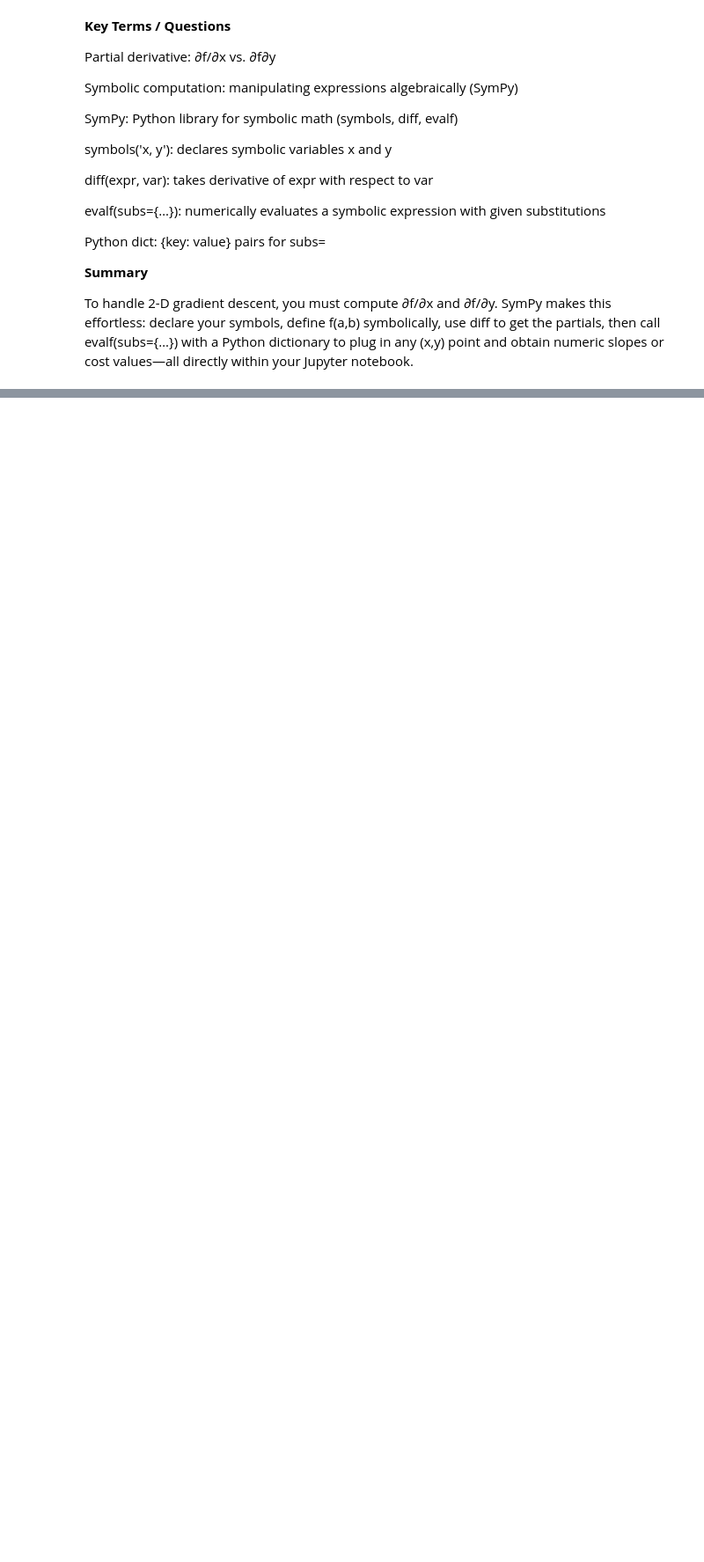
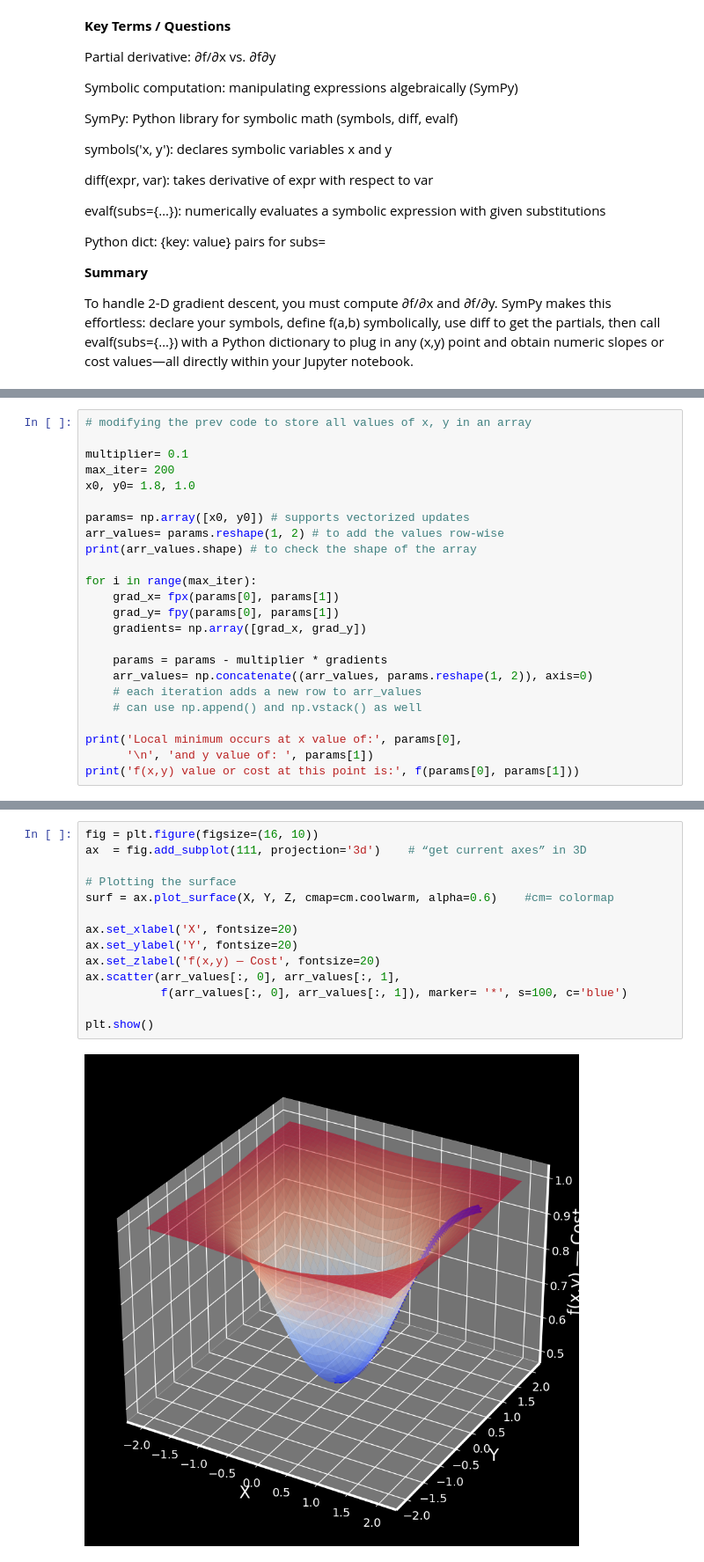
Before and after one commit to Cap-Rehan/ML-DS-journey, a Jupyter notebook: Section-4/Gradient_Descent.ipynb, the cells around one changed output, grey strips where cells are left out. Shown at 88% size. Cells and saved outputs as stored; diff of their text form; blank space fills up the shorter version.

Commit message:
Gradient Descent first part complete

```diff
--- a/Section-4/Gradient_Descent.ipynb
+++ b/Section-4/Gradient_Descent.ipynb
@@ -648,0 +793,24 @@ To handle 2-D gradient descent, you must compute ∂f/∂x and ∂f/∂y. SymPy
+# %%
+# modifying the prev code to store all values of x, y in an array
+
+multiplier= 0.1
+max_iter= 200
+x0, y0= 1.8, 1.0
+
+params= np.array([x0, y0]) # supports vectorized updates
+arr_values= params.reshape(1, 2) # to add the values row-wise
+print(arr_values.shape) # to check the shape of the array
+
+for i in range(max_iter):
+    grad_x= fpx(params[0], params[1])
+    grad_y= fpy(params[0], params[1])
+    gradients= np.array([grad_x, grad_y])
+
+    params = params - multiplier * gradients
+    arr_values= np.concatenate((arr_values, params.reshape(1, 2)), axis=0)
+    # each iteration adds a new row to arr_values
+    # can use np.append() and np.vstack() as well
+
+print('Local minimum occurs at x value of:', params[0],
+      '\n', 'and y value of: ', params[1])
+print('f(x,y) value or cost at this point is:', f(params[0], params[1]))
@@ -648,0 +842,16 @@ To handle 2-D gradient descent, you must compute ∂f/∂x and ∂f/∂y. SymPy
+# %%
+fig = plt.figure(figsize=(16, 10))
+ax  = fig.add_subplot(111, projection='3d')    # “get current axes” in 3D
+
+# Plotting the surface
+surf = ax.plot_surface(X, Y, Z, cmap=cm.coolwarm, alpha=0.6)    #cm= colormap
+
+ax.set_xlabel('X', fontsize=20)
+ax.set_ylabel('Y', fontsize=20)
+ax.set_zlabel('f(x,y) — Cost', fontsize=20)
+ax.scatter(arr_values[:, 0], arr_values[:, 1],
+           f(arr_values[:, 0], arr_values[:, 1]), marker= '*', s=100, c='blue')
+
+plt.show()
+# %% [output]
+[figure, added]
```
Also changed, not shown: parts of 22 cells of this notebook.
